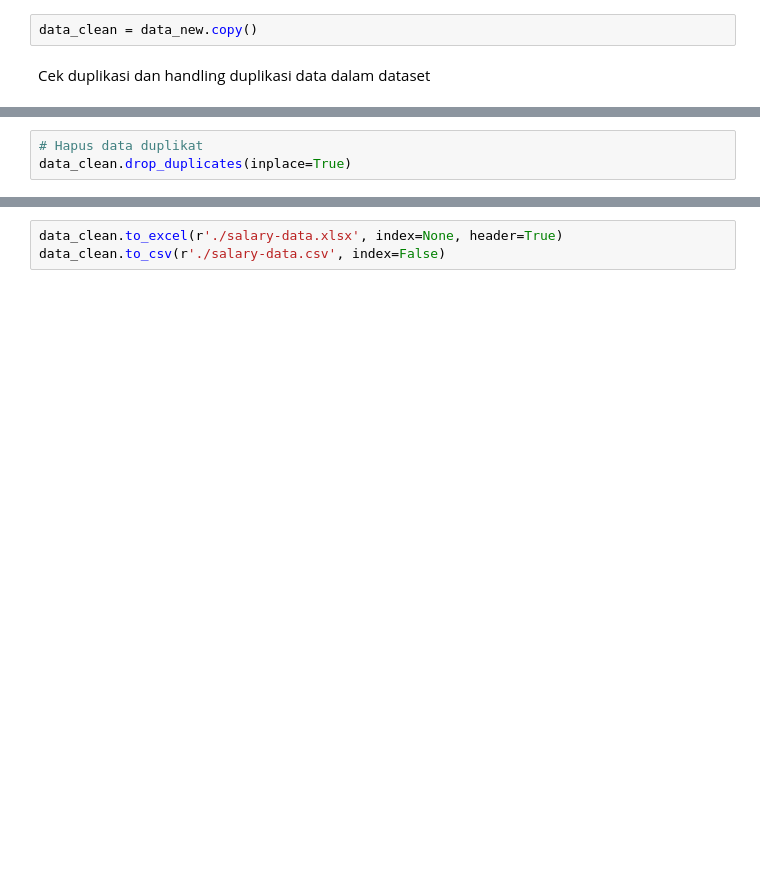
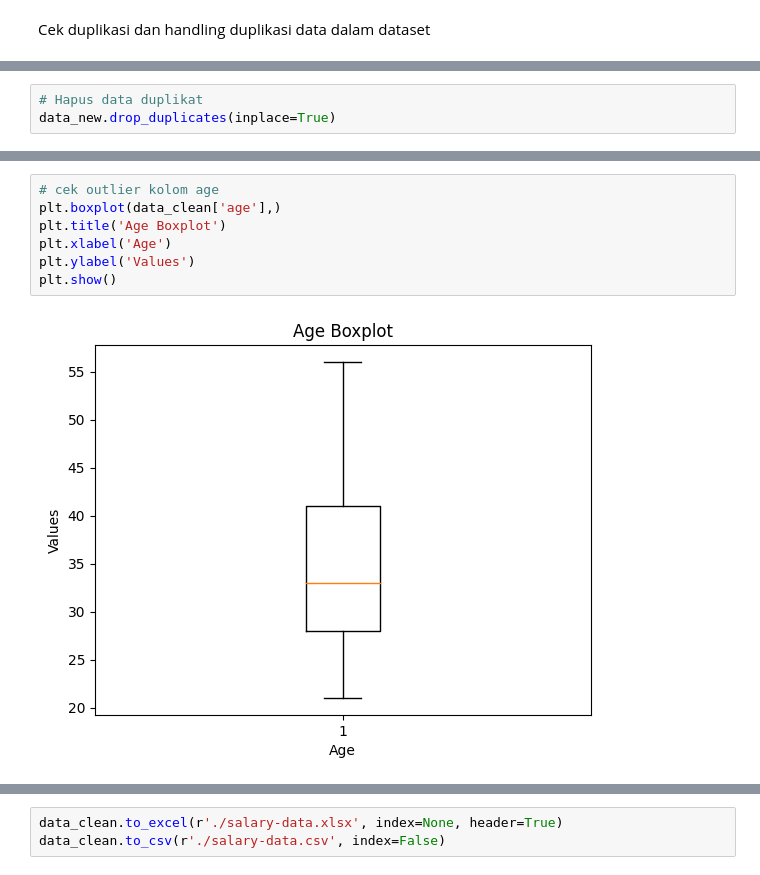
Before and after one commit to jawahirulfn/UAS-Visualisasi_Data, a Jupyter notebook: clean_data/dataclean.ipynb, the cells around one changed output, grey strips where cells are left out. Drawn from its saved outputs; the diff is of its cells as text; blank space fills up the shorter version.

Commit message:
Clean Outlier column age & years_of_experience

```diff
--- a/clean_data/dataclean.ipynb
+++ b/clean_data/dataclean.ipynb
@@ -132,5 +132,3 @@ Membuat Data Frame baru untuk menampung data yang tidak null
-# %%
-data_clean = data_new.copy()
 # %% [markdown]
 Cek duplikasi dan handling duplikasi data dalam dataset
 # %%
@@ -140,4 +138,4 @@ data_clean.duplicated().sum()
 4912
 # %%
 # Hapus data duplikat
-data_clean.drop_duplicates(inplace=True)
+data_new.drop_duplicates(inplace=True)
@@ -143,0 +161,9 @@ data_clean.drop_duplicates(inplace=True)
+# %%
+# cek outlier kolom age
+plt.boxplot(data_clean['age'],)
+plt.title('Age Boxplot')
+plt.xlabel('Age')
+plt.ylabel('Values')
+plt.show()
+# %% [output]
+[figure, added]
```
Also changed, not shown: parts of 16 cells of this notebook, 5 other files.
